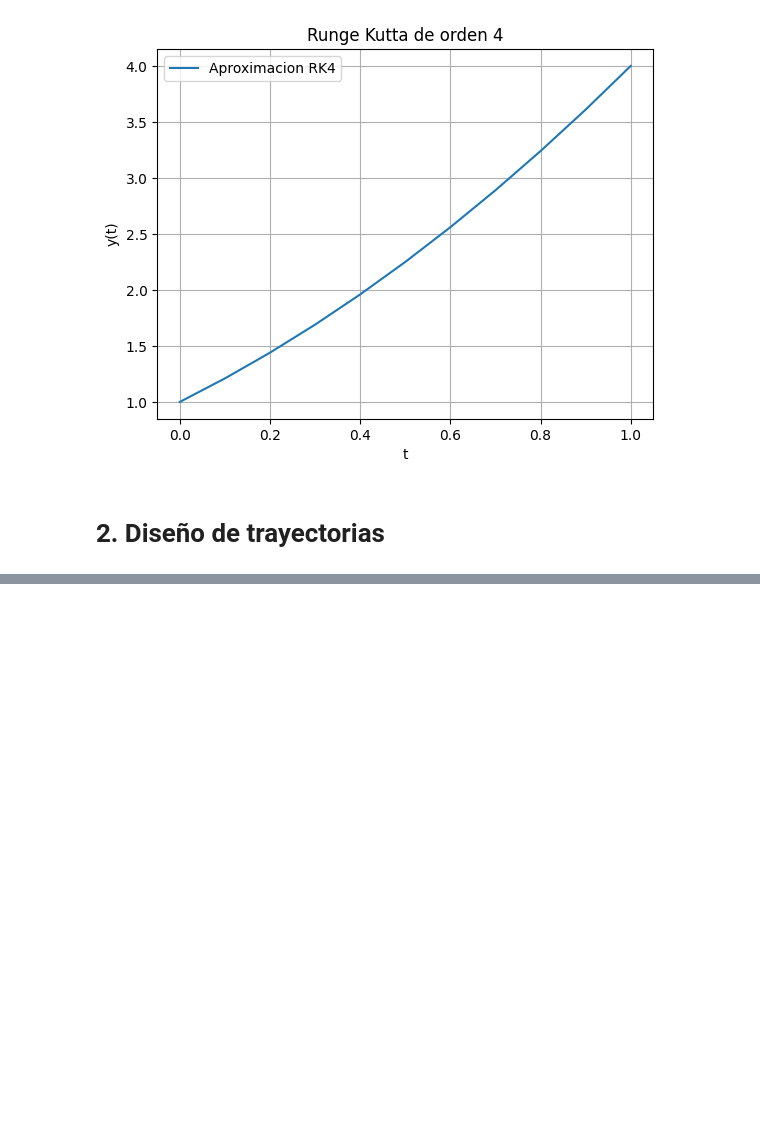
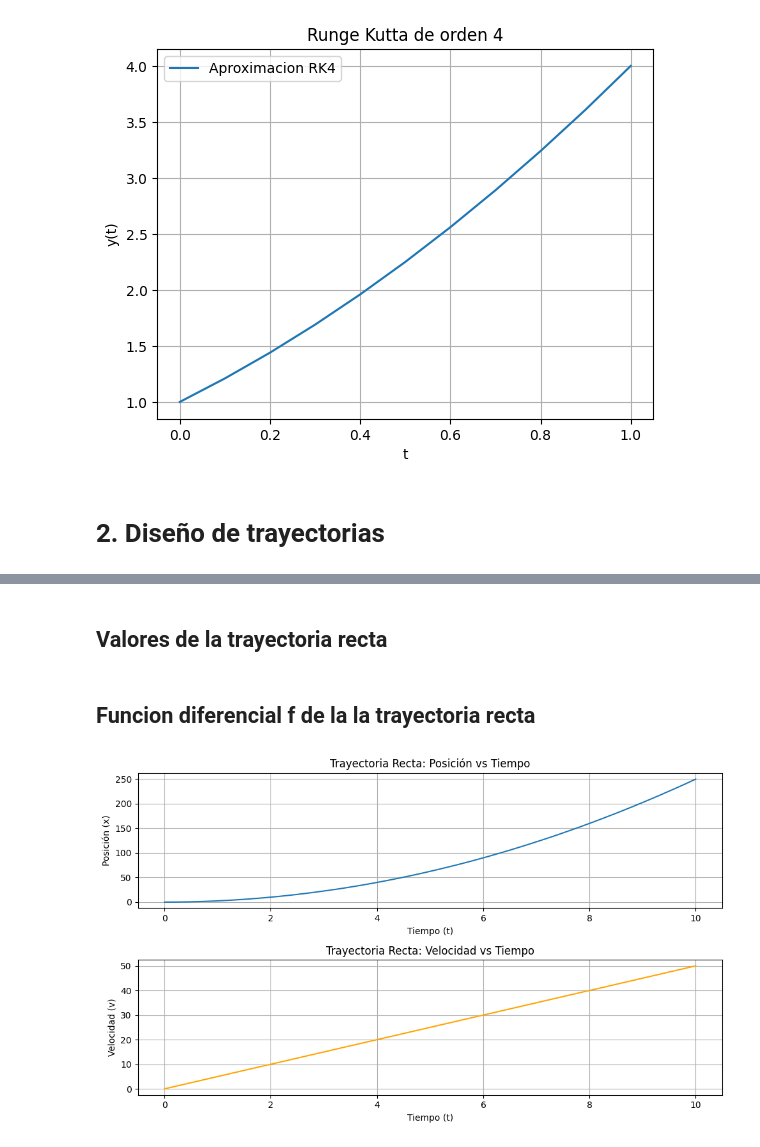
Before and after one commit to ricardolcvuba/tp_modelacion_grupo09, a Jupyter notebook: tp_modelacion.ipynb, the cells around one changed output, grey strips where cells are left out. Drawn from its saved outputs; the diff is of its cells as text; code cells hidden in the pictures; blank space fills up the shorter version.

```diff
--- a/tp_modelacion.ipynb
+++ b/tp_modelacion.ipynb
@@ -60,0 +98,2 @@ v_max = 305 * 1000 / 3600
+# %% [markdown]
+## Valores de la trayectoria recta
@@ -60,0 +103,11 @@ v_max = 305 * 1000 / 3600
+# %% [markdown]
+## Funcion diferencial f de la la trayectoria recta
+# %%
+#Recibe:
+#   t: tiempo actual
+#   y: es un array donde la primera pos es la posicion, y la segunda pos la velocidad
+#Devuelve un vector, en la primera pos devuelve la velocidad en t, y en la segunda pos devuelve la aceleracion en t
+def f_recto(t, y):
+    x, v = y
+    a = (f_fuerza(t) / m)
+    return np.array([v, a])
@@ -60,0 +118,31 @@ v_max = 305 * 1000 / 3600
+# %%
+#Ejemplo
+t0 = 0
+y0 = np.array([0, 0])
+h = 0.1
+n = 100
+
+# RK
+t, y = runge_kutta_orden_4(f_recto, y0, t0, n, h)
+
+# Graficar los resultados
+plt.figure(figsize=(10, 6))
+
+plt.subplot(2, 1, 1)
+plt.plot(t, y[:, 0], label="Posición (x)")
+plt.xlabel("Tiempo (t)")
+plt.ylabel("Posición (x)")
+plt.title("Trayectoria Recta: Posición vs Tiempo")
+plt.grid(True)
+
+plt.subplot(2, 1, 2)
+plt.plot(t, y[:, 1], label="Velocidad (v)", color="orange")
+plt.xlabel("Tiempo (t)")
+plt.ylabel("Velocidad (v)")
+plt.title("Trayectoria Recta: Velocidad vs Tiempo")
+plt.grid(True)
+
+plt.tight_layout()
+plt.show()
+# %% [output]
+[figure, added]
```
Also changed, not shown: parts of 11 cells of this notebook.
